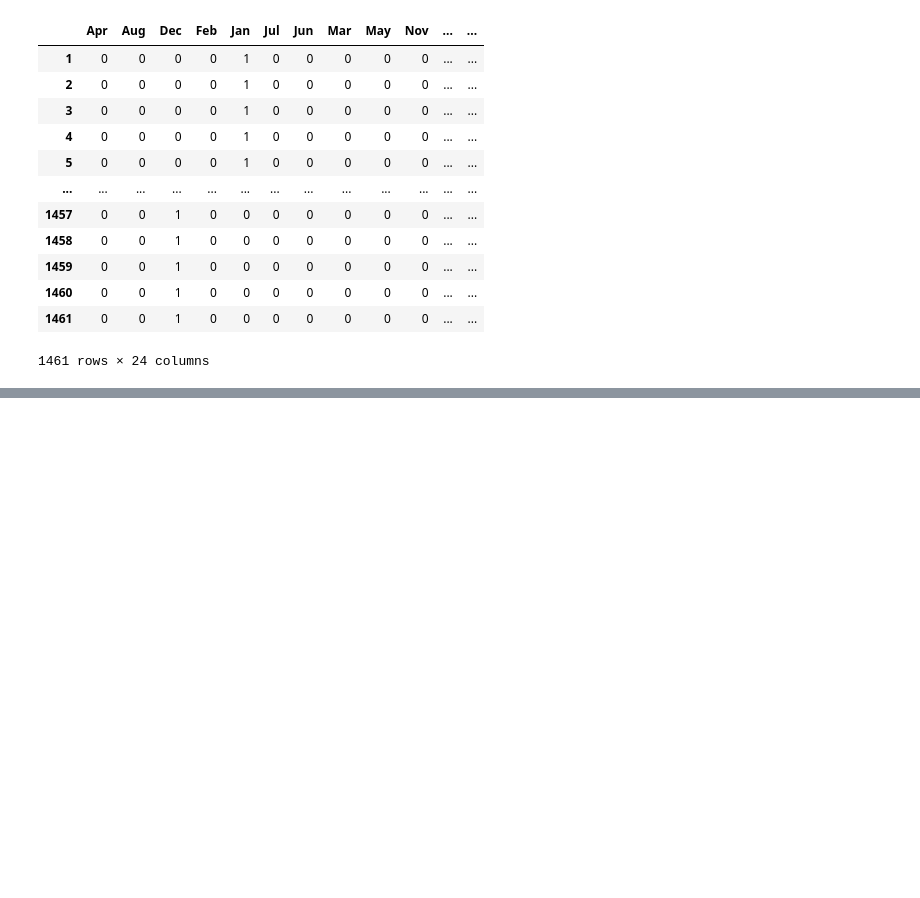
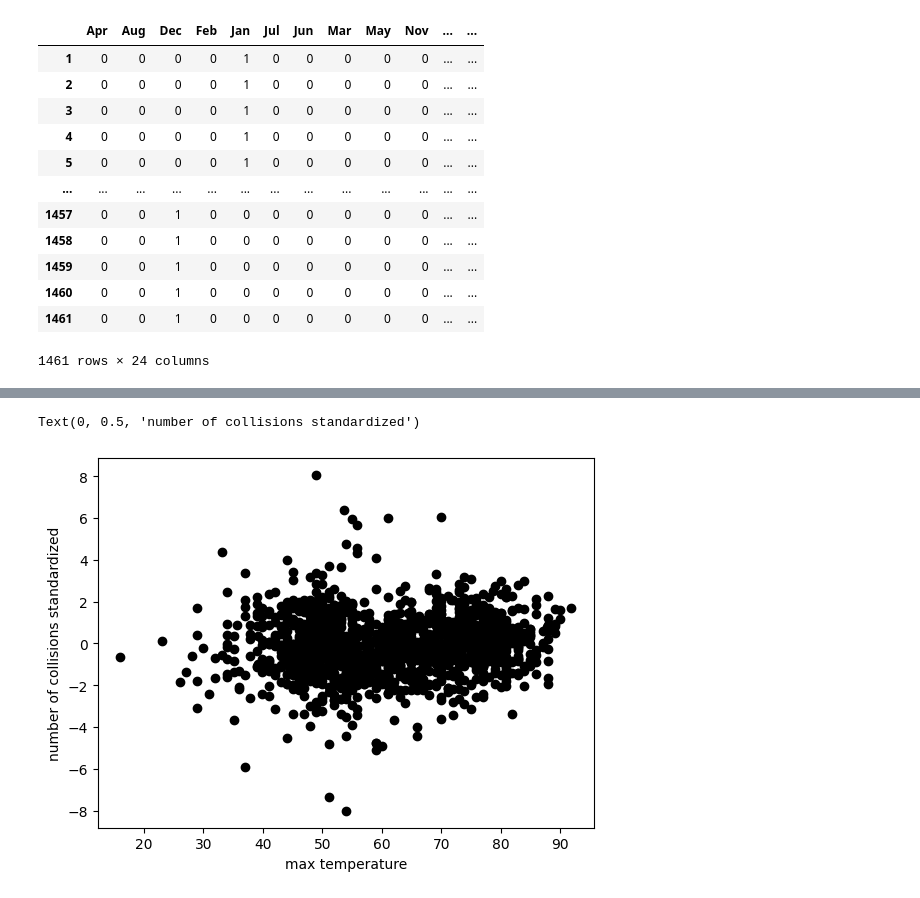
Before and after one commit to Finn-Anderson/BscHons-Data-Analytics, a Jupyter notebook: BscHons-Data-Analytics-Deep-Neural-Network.ipynb, the cells around one changed output, grey strips where cells are left out. Saved outputs shown, nothing was run; the diff lists cells and outputs as text; code cells hidden in the pictures; blank space fills up the shorter version.

```diff
--- a/BscHons-Data-Analytics-Deep-Neural-Network.ipynb
+++ b/BscHons-Data-Analytics-Deep-Neural-Network.ipynb
@@ -107,0 +142,4 @@ print(results_dnn["error"])
+# %%
+SCALE_NUM_COLLISIONS = 100
+# %%
+results_dnn = getMeanAbsoluteError(df_dnn_input)
@@ -155,0 +193,7 @@ array([[-4.02199358e-01],
+# %%
+plt.scatter(input_data["max"], dnn_predictions, color="black")
+plt.xlabel("max temperature")
+plt.ylabel("number of collisions standardized")
+# %% [output]
+Text(0, 0.5, 'number of collisions standardized')
+[figure, added]
```
Also changed, not shown: parts of 28 cells of this notebook, 1 other file.
